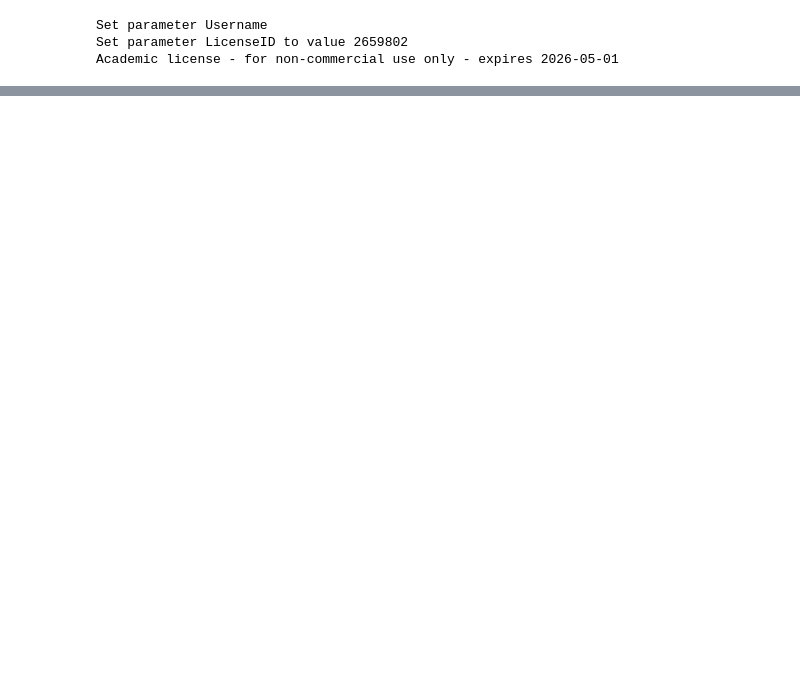
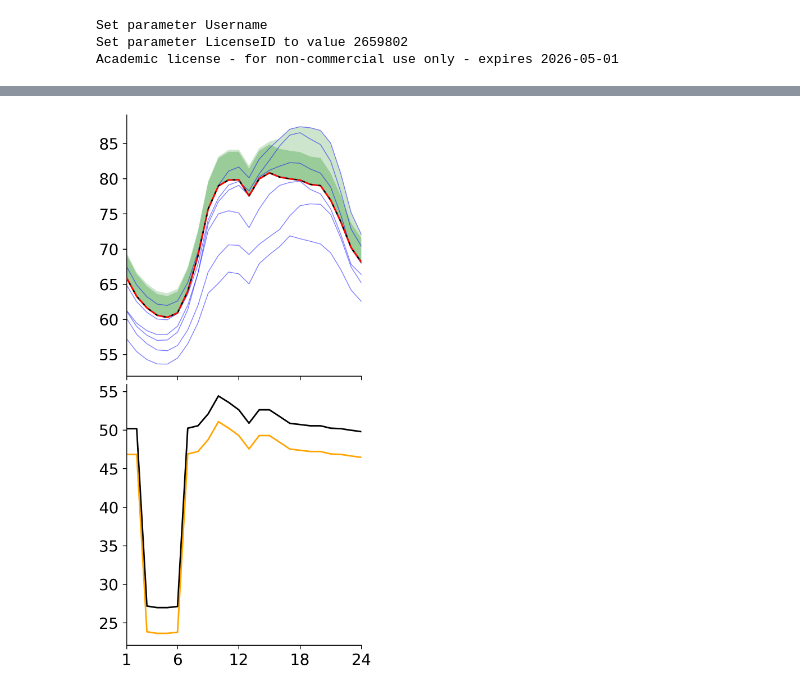
Before and after one commit to realgyeongminnoh/power_system_economics, a Jupyter notebook: test_suc.ipynb, the cells around one changed output, grey strips where cells are left out. Drawn from its saved outputs; the diff is of its cells as text; code cells hidden in the pictures; blank space fills up the shorter version.

Commit message:
finished, SAVE AND COPY THE OUTPUT FOLDER FIRST JUST IN CASE IPYNB DATA CORRUPTION,  ipynb unorganized but anyone who has experience of  intense sicentific coding with python can read it

```diff
--- a/test_suc.ipynb
+++ b/test_suc.ipynb
@@ -140,0 +141,11 @@ Thread count: 20 physical cores, 20 logical processors, using up to 20 threads
+# %%
+import pickle
+
+path_ouptut = Path.cwd() / "data" / "output"
+with open(path_ouptut / "output_suc_case1.pickle", "wb") as f:
+    pickle.dump(output_suc_case1, f, pickle.HIGHEST_PROTOCOL) # saving cus i will definitely have to restart this ipynb for orignal DUC stuffs
+# %%
+from src.stochastic_unit_commitment import solve_ed_after_suc
+path_ouptut = Path.cwd() / "data" / "output"
+with open(path_ouptut / "output_suc_case1.pickle", "rb") as f:
+    output_suc_case1 = pickle.load(f)
@@ -140,0 +172,7 @@ Thread count: 20 physical cores, 20 logical processors, using up to 20 threads
+# %%
+import pickle
+path_ouptut = Path.cwd() / "data" / "output"
+with open(path_ouptut / "output_suc_case1.pickle", "wb") as f:
+    pickle.dump(output_suc_case1, f, pickle.HIGHEST_PROTOCOL) # saving cus i will definitely have to restart this ipynb for orignal DUC stuffs
+with open(path_ouptut / "output_suc_case1.pickle", "rb") as f:
+    output_suc_case1 = pickle.load(f)
@@ -140,0 +187,80 @@ Thread count: 20 physical cores, 20 logical processors, using up to 20 threads
+# %%
+import matplotlib.pyplot as plt
+import numpy as np
+fig_height = 20
+fig_width = 10
+
+fig, (ax1, ax2) = plt.subplots(2, 1, figsize=(fig_width, fig_height), sharex=True, height_ratios=[1, 1])
+
+# === Top plot: Thermal demand + reserve ===
+gen = output_suc_case1.p.sum(axis=0) / 1000
+res = output_suc_case1.reserve / 1000
+reserve_deterministic = 0.05 * gen
+reserve_extra = np.maximum(0, res - reserve_deterministic)
+
+# deterministic reserve (base layer)
+ax1.fill_between(
+    x=np.arange(24),
+    y1=gen,
+    y2=gen + reserve_deterministic,
+    color="green",
+    edgecolor=None,
+    alpha=0.4,
+    zorder=0,
+)
+
+# extra reserve (stacked)
+ax1.fill_between(
+    x=np.arange(24),
+    y1=gen + reserve_deterministic,
+    y2=gen + res,
+    color="green",
+    edgecolor=None,
+    alpha=0.2,
+    zorder=0,
+)
+
+# thermal demand scenarios
+ax1.plot(thermal_demand_scenario / 1000, c="blue", lw=2, alpha=0.5, zorder=1)
+
+# mean scenario
+# ax1.plot(thermal_demand_scenario.mean(axis=1), c="blue", lw=2, zorder=2)
+
+# actual (forecasted) demand
+ax1.plot((demand - renewable) / 1000, c="black", lw=4, zorder=3)
+ax1.plot((input_suc_case1.demand_fore - input_suc_case1.renewable_fore) / 1000, c="red", lw=4, zorder=4, ls="--")
+## rnewable is 0 thats the thermal demand ok not this one this is for case 2 and rest comment
+
+ax1.spines["top"].set_visible(False)
+ax1.spines["right"].set_visible(False)
+
+# === Bottom plot: Price curves ===
+ax2.plot(output_suc_case1.marginal_price_generation / 1000, color="black", lw=4, zorder=1)
+ax2.plot(output_suc_case1.marginal_price_reserve / 1000, color="orange", lw=4, zorder=2)
+
+ax2.spines["top"].set_visible(False)
+ax2.spines["right"].set_visible(False)
+
+
+for ax in [ax1, ax2]:
+    ax.spines["top"].set_visible(False)
+    ax.spines["right"].set_visible(False)
+
+    for side in ["bottom", "left"]:
+        ax.spines[side].set_linewidth(fig_height / 10)
+
+    ax.tick_params(
+        axis="both",
+        width=fig_height / 10,
+        length=fig_height / 2,
+        pad=fig_height / 2,
+        labelsize=fig_height * 2,
+    )
+
+
+ax2.set_xlim(0, 23)
+ax2.set_xticks([0, 5, 11, 17, 23])
+ax2.set_xticklabels(np.array([0, 5, 11, 17, 23]) + 1)
+plt.tight_layout()
+# %% [output]
+[figure, added]
```
Also changed, not shown: parts of 36 cells of this notebook, 9 other files.
